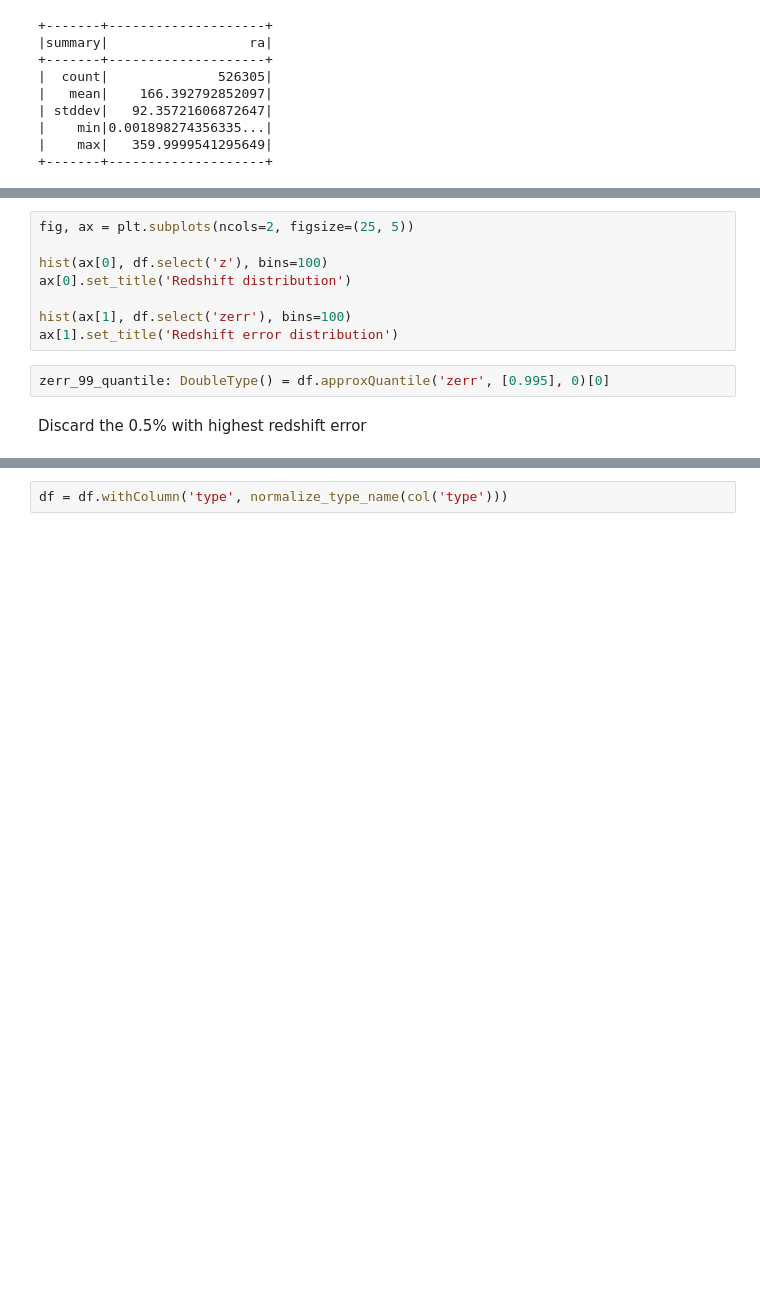
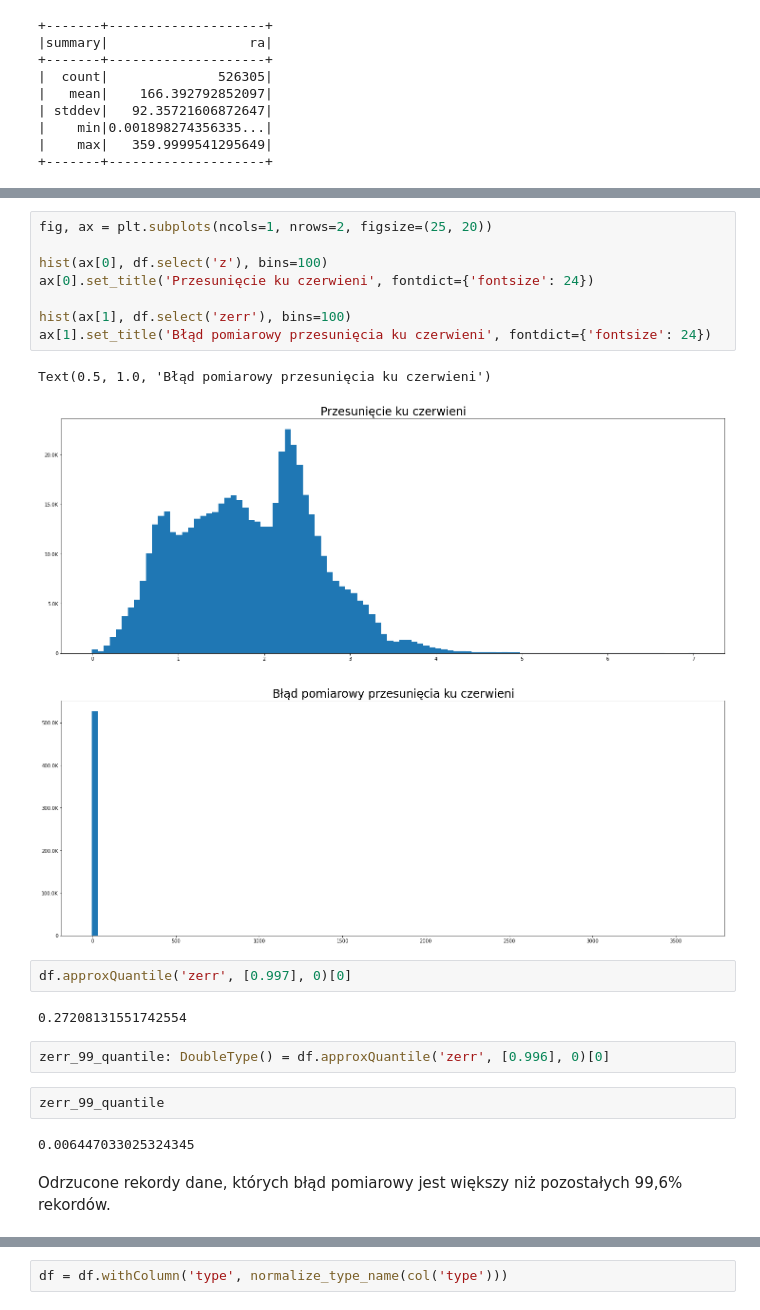
Before and after one commit to koubeba/quasar-architecture, a Jupyter notebook: jupyter/work/Spectra_Data_Cleaning.ipynb, the cells around one changed output, grey strips where cells are left out. Saved outputs shown, nothing was run; the diff lists cells and outputs as text; blank space fills up the shorter version.

```diff
--- a/jupyter/work/Spectra_Data_Cleaning.ipynb
+++ b/jupyter/work/Spectra_Data_Cleaning.ipynb
@@ -75,13 +93,24 @@ df.select(['z', 'zerr']).describe().show()
 # %%
-fig, ax = plt.subplots(ncols=2, figsize=(25, 5))
+fig, ax = plt.subplots(ncols=1, nrows=2, figsize=(25, 20))
 
 hist(ax[0], df.select('z'), bins=100)
-ax[0].set_title('Redshift distribution')
+ax[0].set_title('Przesunięcie ku czerwieni', fontdict={'fontsize': 24})
 
 hist(ax[1], df.select('zerr'), bins=100)
-ax[1].set_title('Redshift error distribution')
+ax[1].set_title('Błąd pomiarowy przesunięcia ku czerwieni', fontdict={'fontsize': 24})
+# %% [output]
+Text(0.5, 1.0, 'Błąd pomiarowy przesunięcia ku czerwieni')
+[figure, added]
+# %%
+df.approxQuantile('zerr', [0.997], 0)[0]
+# %% [output]
+0.27208131551742554
 # %%
-zerr_99_quantile: DoubleType() = df.approxQuantile('zerr', [0.995], 0)[0]
+zerr_99_quantile: DoubleType() = df.approxQuantile('zerr', [0.996], 0)[0]
-# %% [markdown]
-Discard the 0.5% with highest redshift error
+# %%
+zerr_99_quantile
+# %% [output]
+0.006447033025324345
+# %% [markdown]
+Odrzucone rekordy dane, których błąd pomiarowy jest większy niż pozostałych 99,6% rekordów.
 # %%
```
Also changed, not shown: parts of 44 cells of this notebook, 5 other files.
